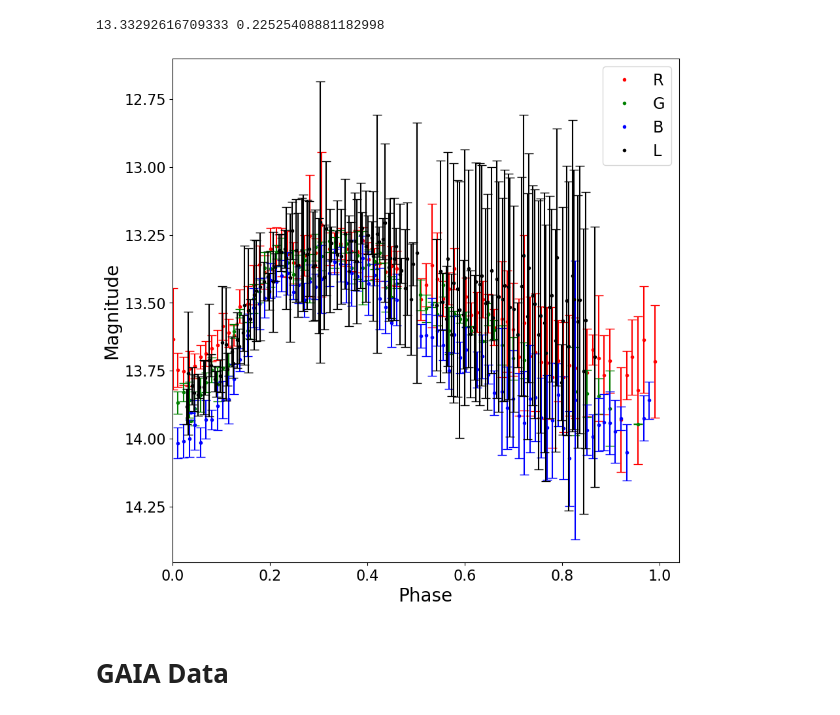
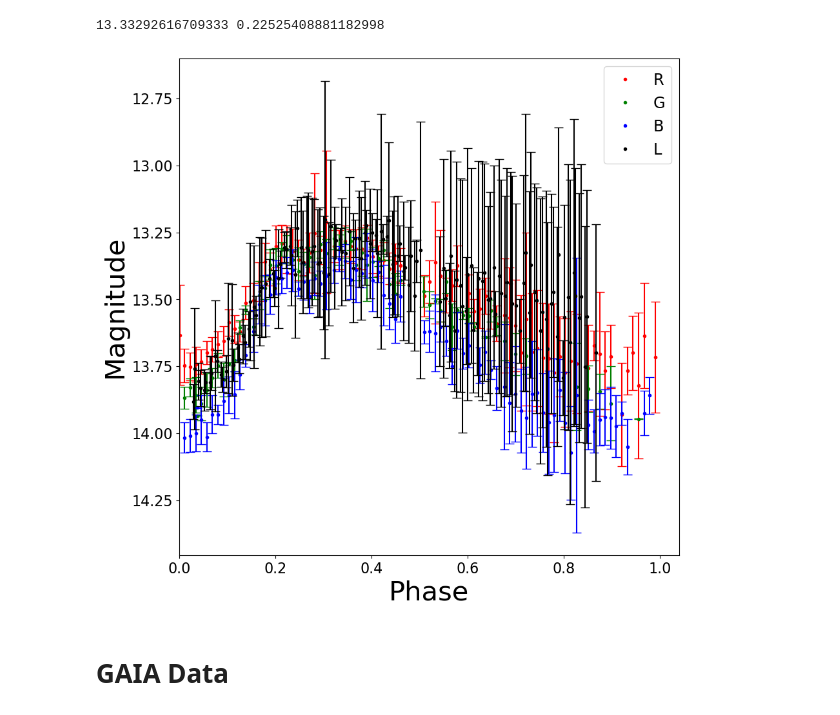
Before and after one commit to npi2015/Mphys-project, a Jupyter notebook: Notebooks/AllFilterPlotsRZCEP.ipynb, the cells around one changed output. Saved outputs shown, nothing was run; the diff lists cells and outputs as text; code cells hidden in the pictures.

```diff
--- a/Notebooks/AllFilterPlotsRZCEP.ipynb
+++ b/Notebooks/AllFilterPlotsRZCEP.ipynb
@@ -95,28 +95,28 @@ print(np.nansum(normalized_luminance_weights * np.array(luminance_mags))/ np.nan
 # %%
 import matplotlib.pyplot as plt
 plt.style.use('guide.mplstyle')
 
 
 plt.plot(red_phase, red_mags, '.', color = 'red', label = 'R')
 plt.errorbar(red_phase, red_mags, yerr = red_error, color = 'red', capsize = 5, fmt = 'none')
 
 plt.plot(green_phase, green_mags, '.', color = 'green', label = 'G')
 plt.errorbar(green_phase, green_mags, yerr = green_error, color = 'green', capsize = 5, fmt = 'none')
 
 plt.plot(blue_phase, blue_mags, '.', color = 'blue', label = 'B')
 plt.errorbar(blue_phase, blue_mags, yerr = blue_error, color = 'blue', capsize = 5, fmt = 'none')
 
 plt.plot(luminance_phase, luminance_mags, '.', color = 'black', label = 'L')
 plt.errorbar(luminance_phase, luminance_mags, yerr = luminance_error, color = 'black', capsize = 5, fmt = 'none')
 
 plt.gca().invert_yaxis()
 plt.xlim(0,)
 plt.legend()
-plt.xlabel('Phase')
-plt.ylabel('Magnitude')
+plt.xlabel('Phase', fontdict={'size': 30})
+plt.ylabel('Magnitude', fontdict={'size': 30})
 plt.savefig('AllFiltersRZCep')
 # %% [output]
-[figure, old version]
+[figure, new version]
 # %% [markdown]
 # GAIA Data
 # %%
```
Also changed, not shown: parts of 1 cell of this notebook, 10 other files.
